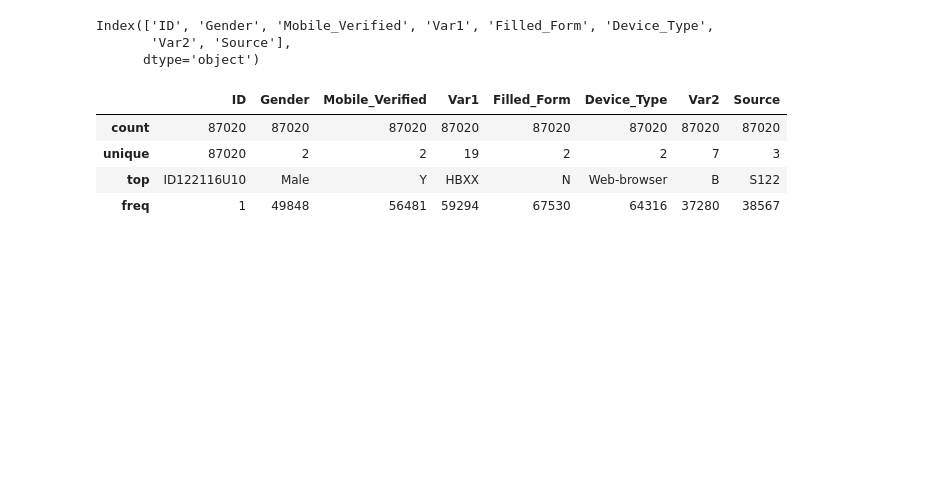
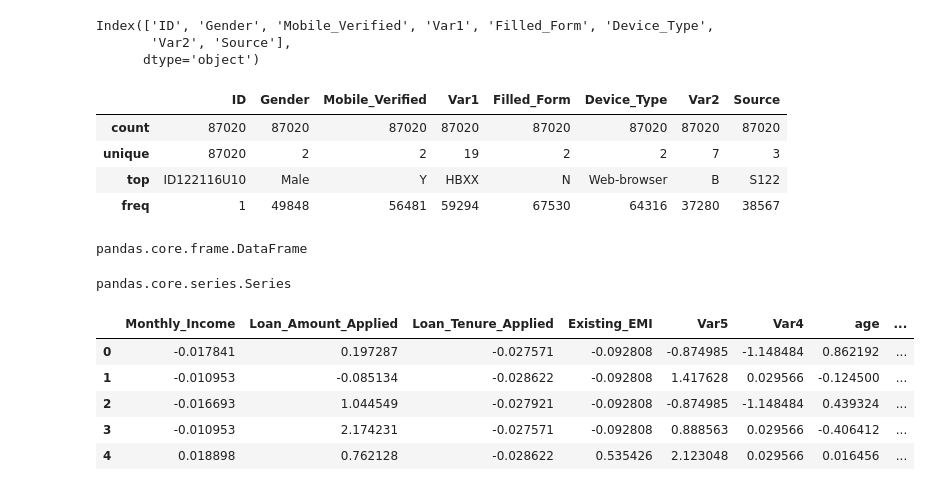
Before and after one commit to ds-suyog/Machine_Learning_with_Python, a Jupyter notebook: gbm_parameter-tuning_avhackathonx3.ipynb, the cells around one changed output. Saved outputs shown, nothing was run; the diff lists cells and outputs as text; code cells hidden in the pictures; blank space fills up the shorter version.

```diff
--- a/gbm_parameter-tuning_avhackathonx3.ipynb
+++ b/gbm_parameter-tuning_avhackathonx3.ipynb
@@ -512,0 +521,25 @@ train.select_dtypes(include=['object']).describe()
+# %%
+type(columns_to_scale)
+# %% [output]
+pandas.core.frame.DataFrame
+# %%
+type(train['Gender'])
+# %% [output]
+pandas.core.series.Series
+# %%
+# scaling
+#scaled_data = pd.DataFrame(scaler.fit_transform(train[['Monthly_Income', 'Loan_Amount_Applied']]))
+numeric_features = train.loc[:,['Monthly_Income', 'Loan_Amount_Applied', 'Loan_Tenure_Applied', 'Existing_EMI', 'Var5',
+    'Var4', 'age', 'EMI_Loan_Submitted_Missing', 'Interest_Rate_Missing', 'Loan_Amount_Submitted_Missing',
+    'Loan_Tenure_Submitted_Missing', 'Processing_Fee_Missing']]
+
+numeric_features_standardized = (numeric_features - numeric_features.mean())/numeric_features.std()
+
+numeric_features_standardized.head()
+# %% [output]
+|  | Monthly_Income | Loan_Amount_Applied | Loan_Tenure_Applied | Existing_EMI | Var5 | Var4 | age | ... |
+| 0 | -0.017841 | 0.197287 | -0.027571 | -0.092808 | -0.874985 | -1.148484 | 0.862192 | ... |
+| 1 | -0.010953 | -0.085134 | -0.028622 | -0.092808 | 1.417628 | 0.029566 | -0.124500 | ... |
+| 2 | -0.016693 | 1.044549 | -0.027921 | -0.092808 | -0.874985 | -1.148484 | 0.439324 | ... |
+| 3 | -0.010953 | 2.174231 | -0.027571 | -0.092808 | 0.888563 | 0.029566 | -0.406412 | ... |
+| 4 | 0.018898 | 0.762128 | -0.028622 | 0.535426 | 2.123048 | 0.029566 | 0.016456 | ... |
```
Also changed, not shown: parts of 3 cells of this notebook.
